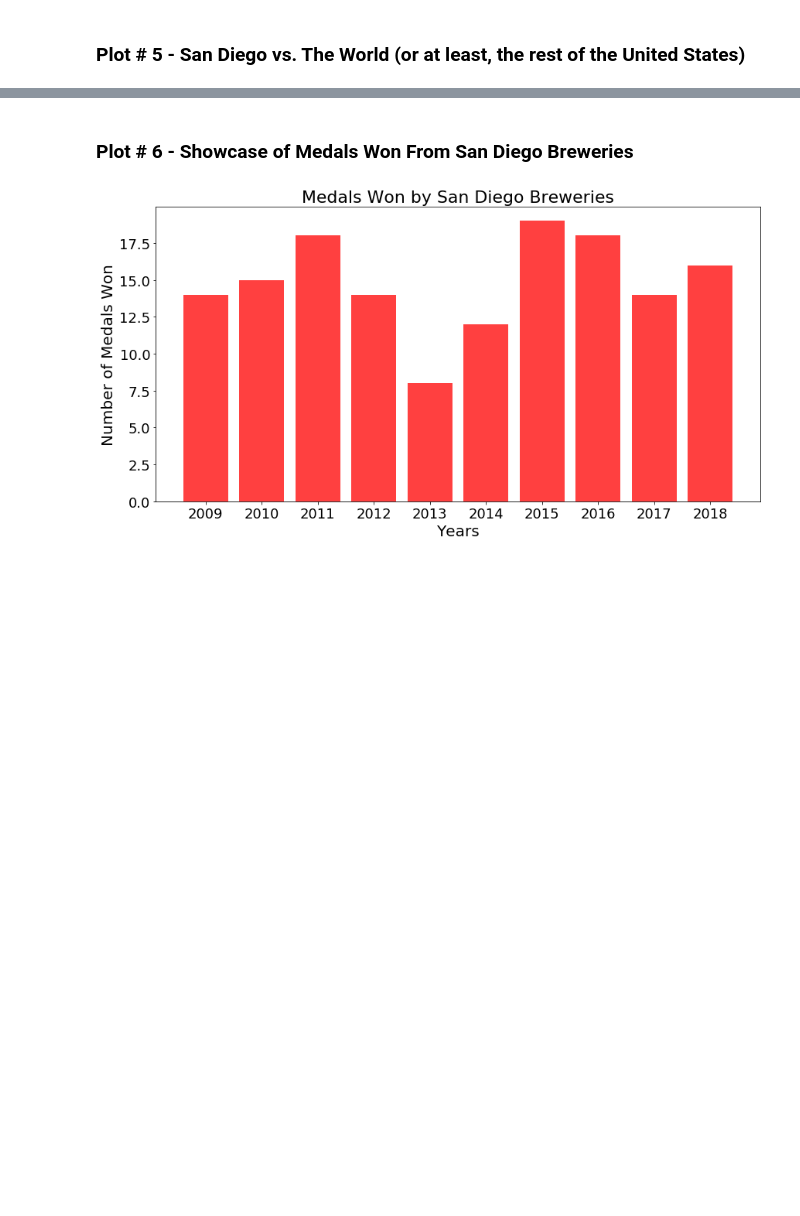
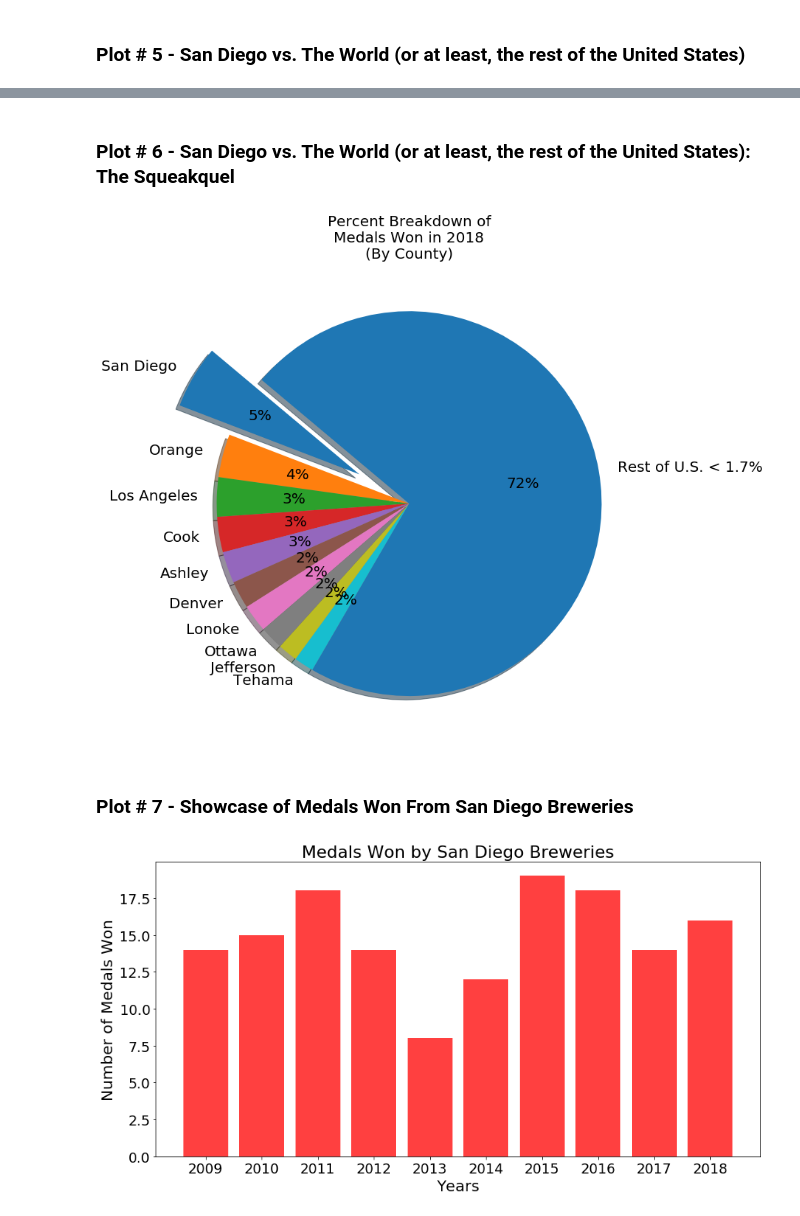
Before and after one commit to jbizzlefoshizzle/Project-1, a Jupyter notebook: Presentation Notebook.ipynb, the cells around one changed output, grey strips where cells are left out. Cells and saved outputs as stored; diff of their text form; code cells hidden in the pictures; blank space fills up the shorter version.

```diff
--- a/Presentation Notebook.ipynb
+++ b/Presentation Notebook.ipynb
@@ -470,0 +483,13 @@ San Diego, CA was awarded a total of 16 out of 306 medals.
+# %%
+total_entries_us = all_winner_data.groupby(['year'])['total_category_entries'].count()
+total_entries_cal = cal_data.groupby(['year'])['total_category_entries'].count()
+total_entries_sd = sd_data.groupby(['year'])['total_category_entries'].count()
+
+medal_dict = df[['year','county','medal']]
+medal_df = pd.DataFrame(medal_dict)
+medals_2018 = medal_df.loc[medal_df['year'] == 2018]
+medals_18 = medals_2018.drop(columns=['year'],axis=1)
+medal_grp = medals_18.groupby('county')['medal'].count()
+group = medal_grp.sort_values(ascending=False)
+df_x = pd.DataFrame(group).reset_index()
+df_x.head(15)
@@ -471,5 +513,42 @@ San Diego, CA was awarded a total of 16 out of 306 medals.
+# %% [markdown]
+### Plot # 6 - San Diego vs. The World (or at least, the rest of the United States): The Squeakquel
+# %%
+# Pulling out Top 10 from 2018
+top_10 = medal_grp.nlargest(10)
+top_10_df = pd.DataFrame(top_10).reset_index()
+
+everyone_else = df_x[(df_x["county"] != 'San Diego') & (df_x["county"] != 'Orange') & (df_x["county"] != 'Los Angeles')
+                      & (df_x["county"] != 'Cook') & (df_x["county"] != 'Ashley') & (df_x["county"] != 'Denver')
+                      & (df_x["county"] != 'Lonoke') & (df_x["county"] != 'Ottawa') & (df_x["county"] != 'Jefferson')
+                      & (df_x["county"] != 'Tehama')]
+
+# top = top_10_df['medal'].sum()
+t1 = top_10_df[top_10_df['county']=="San Diego"]['medal'].sum()
+t2 = top_10_df[top_10_df['county']=="Orange"]['medal'].sum()
+t3 = top_10_df[top_10_df['county']=="Los Angeles"]['medal'].sum()
+t4 = top_10_df[top_10_df['county']=="Cook"]['medal'].sum()
+t5 = top_10_df[top_10_df['county']=="Ashley"]['medal'].sum()
+t6 = top_10_df[top_10_df['county']=="Denver"]['medal'].sum()
+t7 = top_10_df[top_10_df['county']=="Lonoke"]['medal'].sum()
+t8 = top_10_df[top_10_df['county']=="Ottawa"]['medal'].sum()
+t9 = top_10_df[top_10_df['county']=="Jefferson"]['medal'].sum()
+t10 = top_10_df[top_10_df['county']=="Tehama"]['medal'].sum()
+all_others = everyone_else['medal'].sum()
+
+
+sizes = [t1,t2,t3,t4,t5,t6,t7,t8,t9,t10,all_others]
+labels = 'San Diego','Orange','Los Angeles','Cook','Ashley','Denver','Lonoke','Ottawa','Jefferson','Tehama','Rest of U.S. < 1.7%'
+explode = (0.3,0,0,0,0,0,0,0,0,0,0)
+print("")
+plt.rcParams['font.size'] = 20
+plt.figure(figsize=(24,12))
+plt.pie(sizes, explode=explode, labels=labels, autopct='%1.0f%%',shadow=True, startangle=140)
+plt.title("Percent Breakdown of\n" + "Medals Won in 2018\n" + "(By County)", size=20)
+plt.show()
+# %% [output]
+[figure, added]
 # %% [markdown]
-### Plot # 6 - Showcase of Medals Won From San Diego Breweries
+### Plot # 7 - Showcase of Medals Won From San Diego Breweries
 # %%
 total_entries_sd = sd_data.groupby(['year'])['total_category_entries'].count()
 # print("")
```
Also changed, not shown: parts of 21 cells of this notebook.
